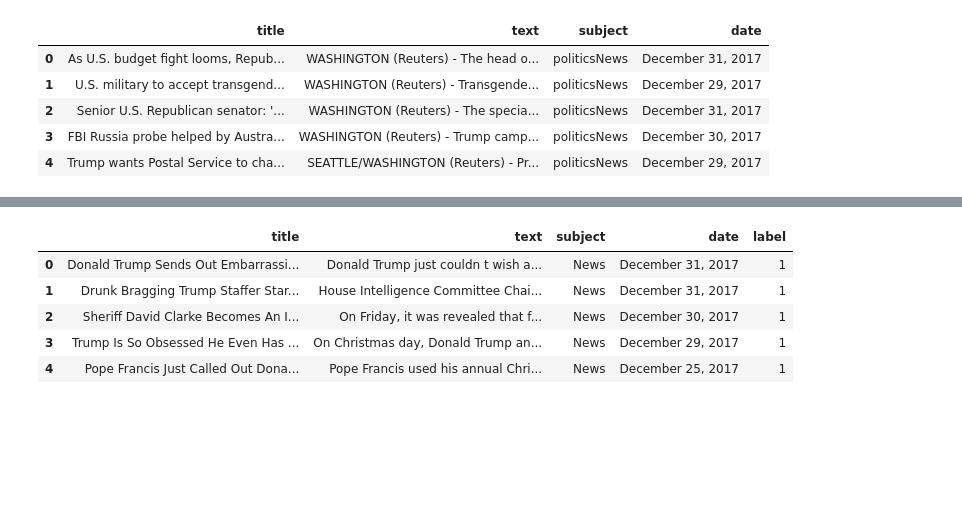
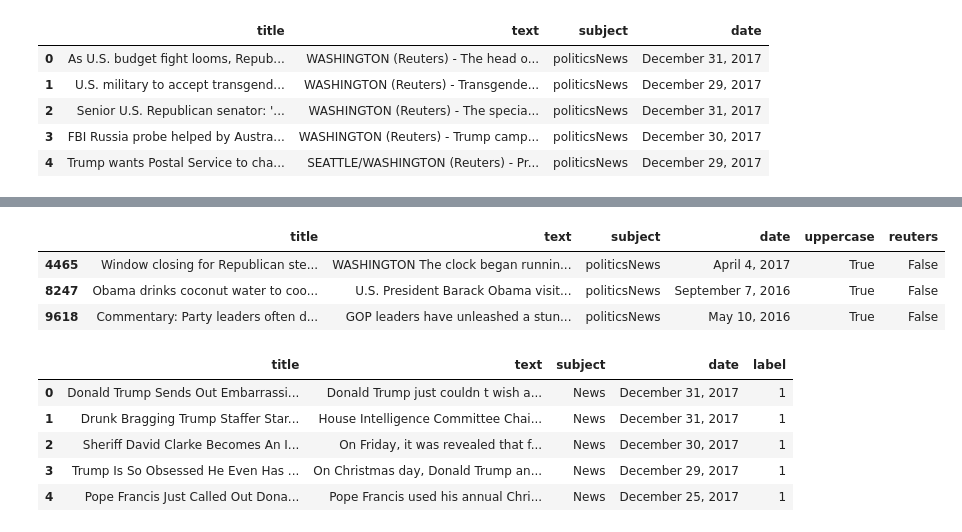
Before and after one commit to annadouv88/Springboard, a Jupyter notebook: Capstone Two/Capstone 2_Data Wrangling.ipynb, the cells around one changed output, grey strips where cells are left out. Drawn from its saved outputs; the diff is of its cells as text; code cells hidden in the pictures; blank space fills up the shorter version.

```diff
--- a/Capstone Two/Capstone 2_Data Wrangling.ipynb
+++ b/Capstone Two/Capstone 2_Data Wrangling.ipynb
@@ -43,0 +66,7 @@ real['reuters_upper'] = (real.uppercase == True) | (real.reuters == True)
+# %%
+real.iloc[[4465,8247,9618]]
+# %% [output]
+|  | title | text | subject | date | uppercase | reuters |
+| 4465 | Window closing for Republican ste... | WASHINGTON The clock began runnin... | politicsNews | April 4, 2017 | True | False |
+| 8247 | Obama drinks coconut water to coo... | U.S. President Barack Obama visit... | politicsNews | September 7, 2016 | True | False |
+| 9618 | Commentary: Party leaders often d... | GOP leaders have unleashed a stun... | politicsNews | May 10, 2016 | True | False |
```
Also changed, not shown: parts of 12 cells of this notebook.
